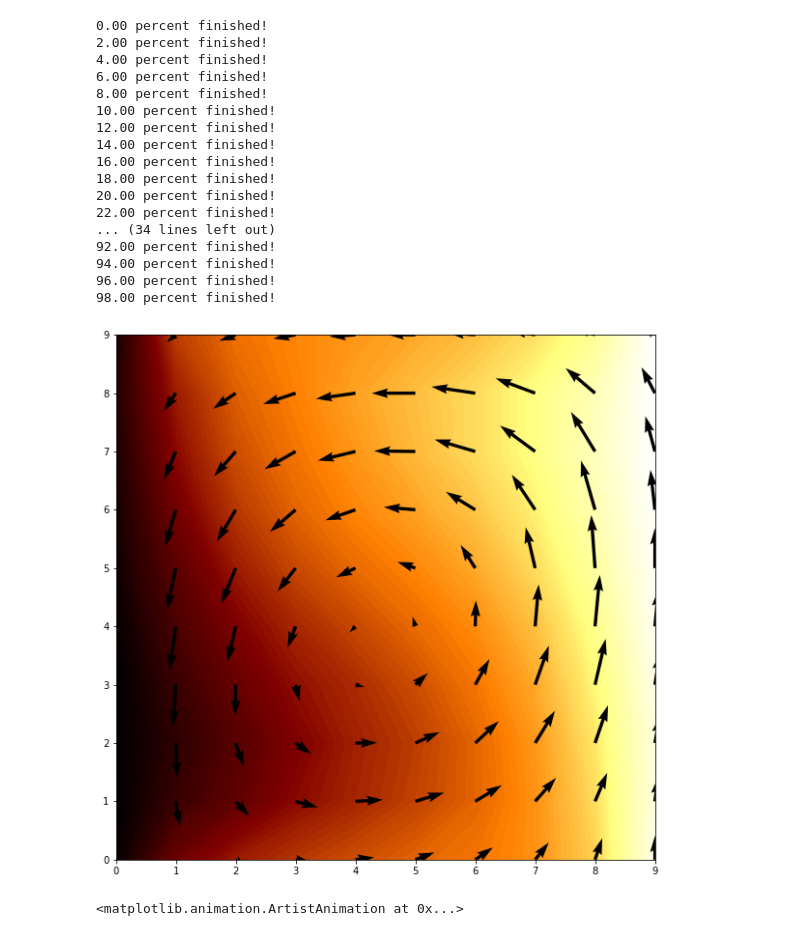
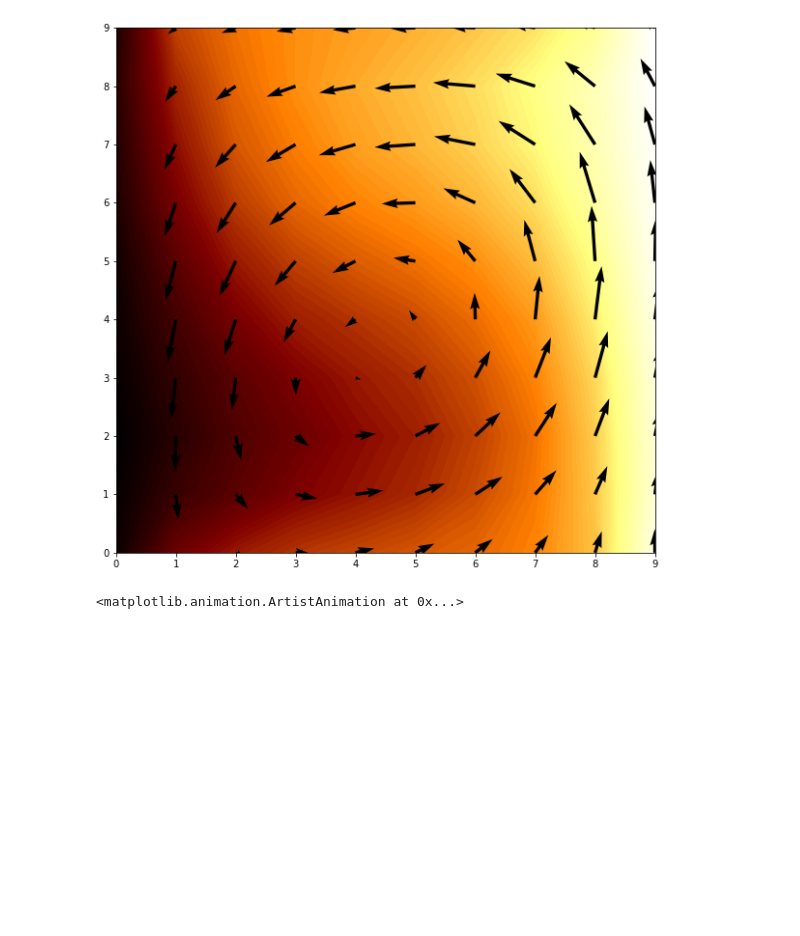
Before and after one commit to Izuho/NumSimulation-of-flow, a Jupyter notebook: ShowFlow.ipynb, the cells around one changed output. Saved outputs shown, nothing was run; the diff lists cells and outputs as text; code cells hidden in the pictures; blank space fills up the shorter version.

```diff
--- a/ShowFlow.ipynb
+++ b/ShowFlow.ipynb
@@ -31,34 +31,19 @@ uvtemp = mat.reshape((1000, 3, 12, 12))
 # %%
 fig, ax = plt.subplots(figsize=(10,10))
 ims = []
 ims2 = []
 
-for index in range(500):
+for index in range(0,1000,100):
     X = np.arange(10)
     Y = np.arange(10)
     im = ax.contourf(X, Y, uvtemp[index, 2, 1:11, 1:11], levels=100, cmap = 'afmhot')
     im2 = ax.quiver(X, Y[::-1], uvtemp[index, 0, 1:11, 1:11]+1e-10, uvtemp[index, 1, 1:11, 1:11]+1e-10)
     ims.append(im.collections)
-    ims2.append(im2)
+    ims2.append([im2])
+    '''
     if index % 10 == 0:
         print("%.2f percent finished!"% (index / 500 * 100))
+    '''
 # %% [output]
-0.00 percent finished!
-2.00 percent finished!
-4.00 percent finished!
-6.00 percent finished!
-8.00 percent finished!
-10.00 percent finished!
-12.00 percent finished!
-14.00 percent finished!
-16.00 percent finished!
-18.00 percent finished!
-20.00 percent finished!
-22.00 percent finished!
-... (34 lines left out)
-92.00 percent finished!
-94.00 percent finished!
-96.00 percent finished!
-98.00 percent finished!
-[figure, old version]
+[figure, new version]
 # %%
```
Also changed, not shown: parts of 3 cells of this notebook.
